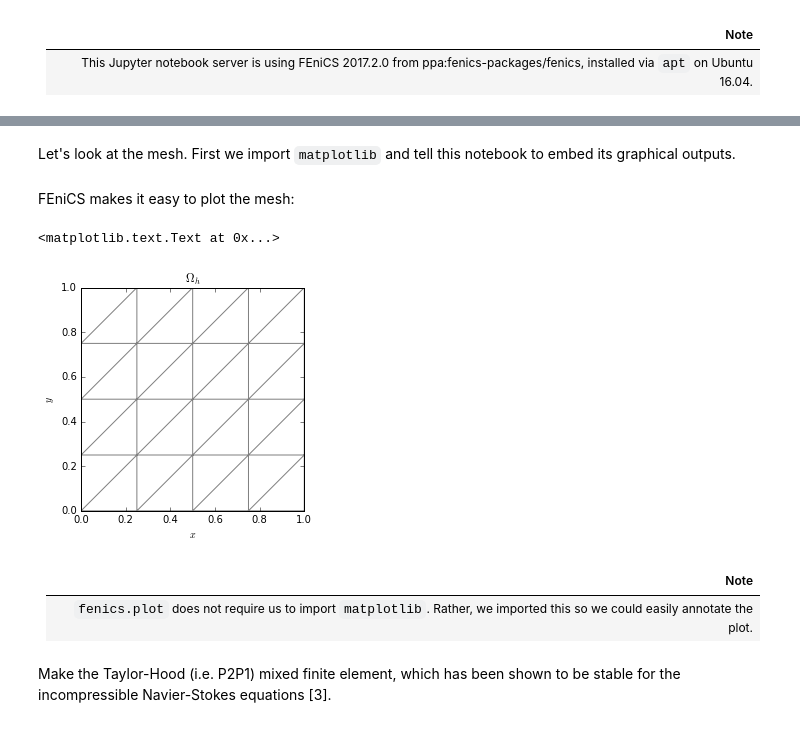
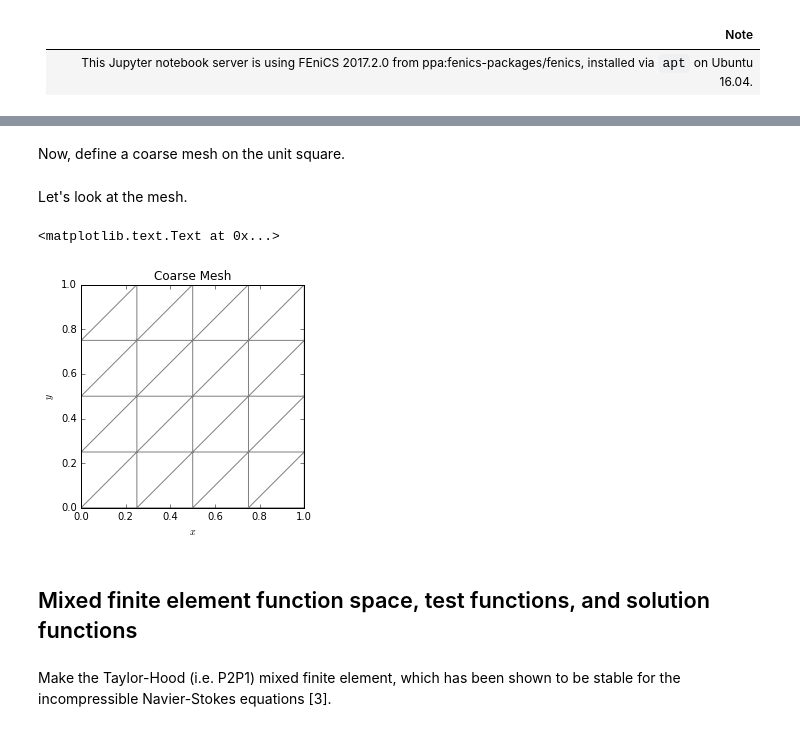
Before and after one commit to geo-fluid-dynamics/phaseflow-fenics, a Jupyter notebook: tutorials/00-Solve-Lid-Driven-Cavity-with-FEniCS-MixedElement.ipynb, the cells around one changed output, grey strips where cells are left out. Drawn from its saved outputs; the diff is of its cells as text; code cells hidden in the pictures.

```diff
--- a/tutorials/00-Solve-Lid-Driven-Cavity-with-FEniCS-MixedElement.ipynb
+++ b/tutorials/00-Solve-Lid-Driven-Cavity-with-FEniCS-MixedElement.ipynb
@@ -75,6 +52,8 @@ Now, define an initial mesh $\Omega_h \in \Omega$, where the domain $\Omega$ is
+# %% [markdown]
+Now, define a coarse mesh on the unit square.
 # %%
-N = initial_uniform_cell_count = 4
+N = 4
 
 mesh = fenics.UnitSquareMesh(N, N)
 # %% [markdown]
-Let's look at the mesh. First we import `matplotlib` and tell this notebook to embed its graphical outputs.
+Let's look at the mesh.
@@ -85,20 +60,16 @@ import matplotlib
-# %% [markdown]
-FEniCS makes it easy to plot the mesh:
 # %%
 fenics.plot(mesh)
 
-matplotlib.pyplot.title("$\Omega_h$")
+matplotlib.pyplot.title("Coarse Mesh")
 
 matplotlib.pyplot.xlabel("$x$")
 
 matplotlib.pyplot.ylabel("$y$")
 # %% [output]
 <matplotlib.text.Text at 0x...>
-[figure, old version]
+[figure, new version]
-# %% [markdown]
-|Note|
-|----|
-|`fenics.plot` does not require us to import `matplotlib`. Rather, we imported this so we could easily annotate the plot.|
+# %% [markdown]
+## Mixed finite element function space, test functions, and solution functions
 # %% [markdown]
 Make the Taylor-Hood (i.e. P2P1) mixed finite element, which has been shown to be stable for the incompressible Navier-Stokes equations [3].
 # %%
```
Also changed, not shown: parts of 30 cells of this notebook, 3 other files.
